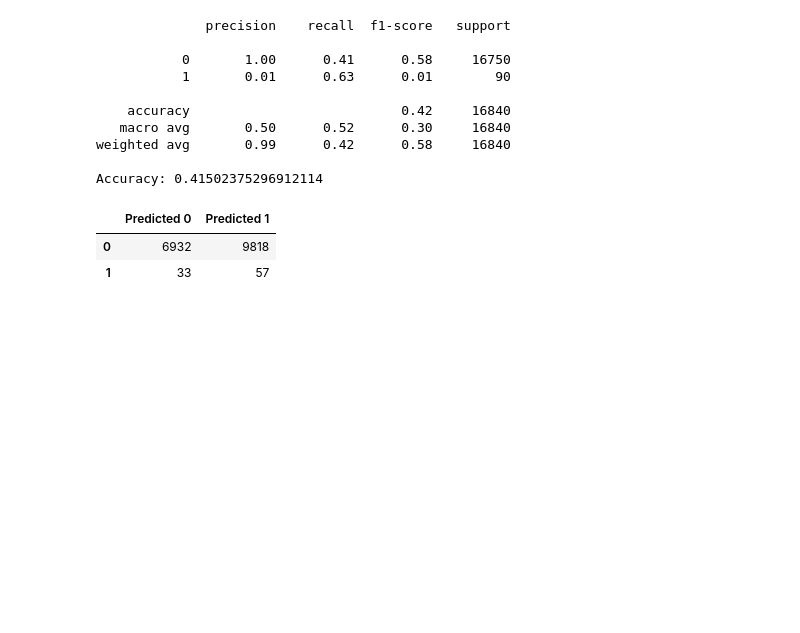
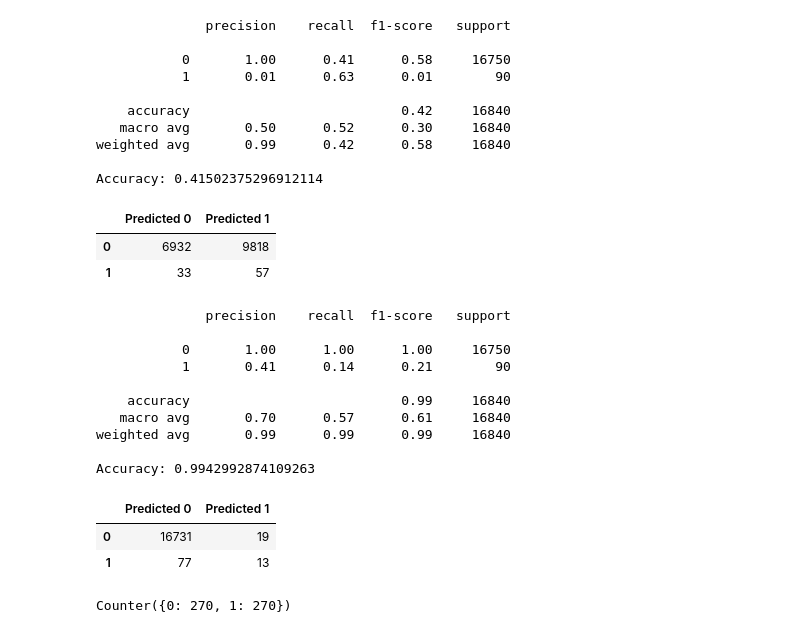
Before and after one commit to tri-bui/sandbox-ml, a Jupyter notebook: lt-credit-risk/credit_risk.ipynb, the cells around one changed output. Drawn from its saved outputs; the diff is of its cells as text; code cells hidden in the pictures; blank space fills up the shorter version.

```diff
--- a/lt-credit-risk/credit_risk.ipynb
+++ b/lt-credit-risk/credit_risk.ipynb
@@ -389,13 +389,3 @@ Accuracy: 0.9935273159144893
 |  | Predicted 0 | Predicted 1 |
 | 0 | 16727 | 23 |
 | 1 | 86 | 4 |
-# %%
-# Random forest
-forest = RandomForestClassifier(max_features=0.5, random_state=42)
-forest.fit(X_train_scaled, y_train)
-
-# Evaluate model
-forest_val_pred = forest.predict(X_val)
-print(classification_report(y_val, forest_val_pred))
-print('Accuracy:', accuracy_score(y_val, forest_val_pred))
-pd.DataFrame(confusion_matrix(y_val, forest_val_pred), index=['0', '1'], columns=['Predicted 0', 'Predicted 1'])
@@ -446,3 +422,34 @@ Accuracy: 0.41502375296912114
 |  | Predicted 0 | Predicted 1 |
 | 0 | 6932 | 9818 |
 | 1 | 33 | 57 |
+# %%
+# Decision tree
+tree_rus = DecisionTreeClassifier(random_state=42)
+tree_rus.fit(X_rus, y_rus)
+
+# Evaluate model
+tree_rus_val_pred = tree_rus.predict(X_val)
+print(classification_report(y_val, tree_rus_val_pred))
+print('Accuracy:', accuracy_score(y_val, tree_rus_val_pred))
+pd.DataFrame(confusion_matrix(y_val, tree_rus_val_pred), index=['0', '1'], columns=['Predicted 0', 'Predicted 1'])
+# %% [output]
+              precision    recall  f1-score   support
+
+           0       1.00      1.00      1.00     16750
+           1       0.41      0.14      0.21        90
+
+    accuracy                           0.99     16840
+   macro avg       0.70      0.57      0.61     16840
+weighted avg       0.99      0.99      0.99     16840
+
+Accuracy: 0.9942992874109263
+|  | Predicted 0 | Predicted 1 |
+| 0 | 16731 | 19 |
+| 1 | 77 | 13 |
+# %%
+# Cluster centroid undersampling
+ccu = ClusterCentroids(random_state=42)
+X_ccu, y_ccu = ccu.fit_resample(X_train_scaled, y_train)
+Counter(y_ccu)
+# %% [output]
+Counter({0: 270, 1: 270})
```
Also changed, not shown: parts of 10 cells of this notebook.
